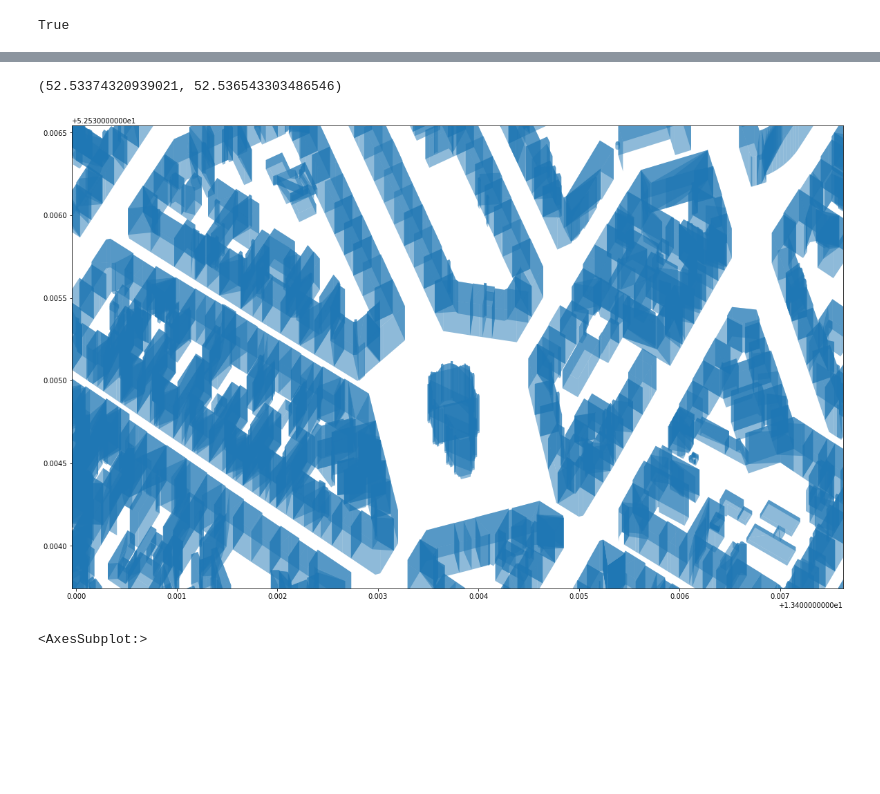
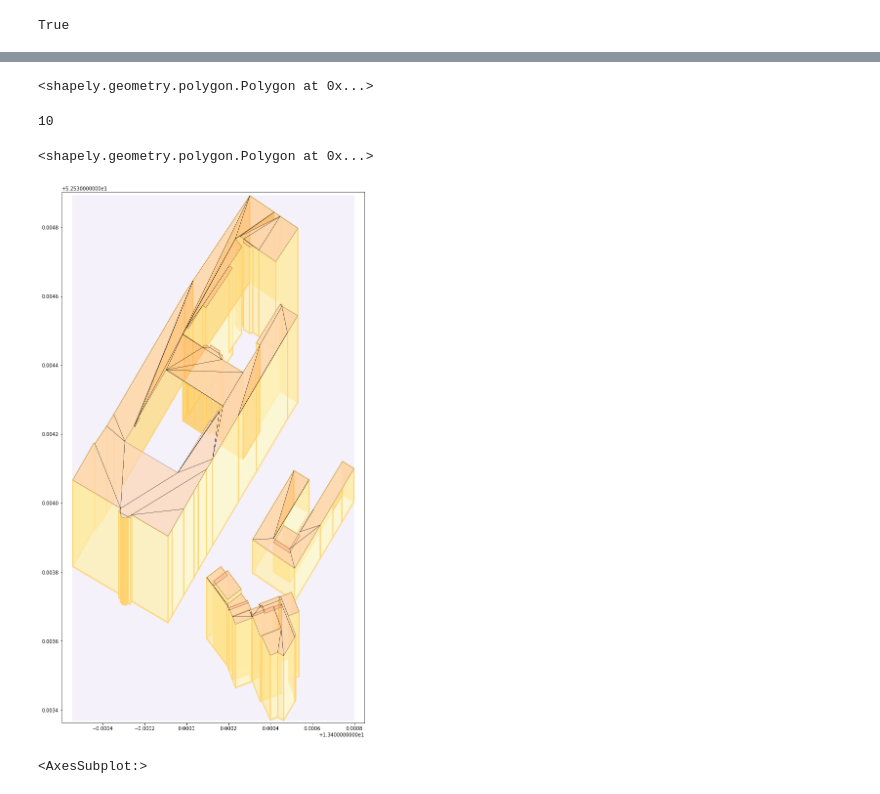
Before and after one commit to maximylius/map_visualization_algorithms, a Jupyter notebook: 3D_map.ipynb, the cells around one changed output, grey strips where cells are left out. Saved outputs shown, nothing was run; the diff lists cells and outputs as text; code cells hidden in the pictures; blank space fills up the shorter version.

```diff
--- a/3D_map.ipynb
+++ b/3D_map.ipynb
@@ -798,19 +818,42 @@ poly_gdf
+# %%
+poly_gdf.iloc[0]['geometry'].buffer(0.0000001)
+# %% [output]
+<shapely.geometry.polygon.Polygon at 0x...>
+# %%
+poly_gdf[poly_gdf['role']=='roof']['clr_0_100'].max()
+# %% [output]
+10
+# %%
+smpl.iloc[1]['geometry']
+# %% [output]
+<shapely.geometry.polygon.Polygon at 0x...>
 # %%
 fig, ax = plt.subplots(nrows = 1, ncols = 1, figsize = (20,20))
-
-# poly_gdf.plot(ax=ax, cmap='YlOrBr', column='clr_0_100', alpha=.5)
-poly_gdf.plot(ax=ax, alpha=.5)
-# gdfcx.plot(ax=ax, color='black', alpha=.3)
+b = poly_gdf.total_bounds
+GeoSeries([Polygon([(b[0], b[1]), (b[2], b[1]), (b[2], b[3]), (b[0], b[3])])]).plot(ax=ax, color="#ccbbee", alpha=.2)
+# smpl.plot(ax=ax, color='red', alpha=.2)
+# smpl.plot(ax=ax, color='None', edgecolor="black", linewidth=2)
+# poly_gdf[poly_gdf['role']=='wall'].plot(ax=ax, cmap='YlOrBr', column='clr_0_100', alpha=1)
+poly_gdf.plot(ax=ax,
+    color=plt.cm.YlOrBr(poly_gdf['clr_0_100']),
+    edgecolor=plt.cm.YlOrBr(poly_gdf['clr_0_100']), linewidth=.5,
+    alpha=.71)
+poly_gdf[poly_gdf['role']=='roof'].plot(ax=ax, color='red', edgecolor='None', alpha=.1)
+poly_gdf[poly_gdf['role']=='roof'].plot(ax=ax, color='None', edgecolor='black', linewidth=.3)
+# poly_gdf[poly_gdf['g_id']==1000].plot(ax=ax, color="blue", edgecolor="black", column='clr_0_100', alpha=.3)
+# poly_gdf.plot(ax=ax, alpha=.5)
+# edge_gdf.plot(ax=ax, color='black', alpha=.3)
 # poly_gdf[poly_gdf['role']=='roof'].plot(ax=ax, alpha=.5)
 # poly_gdf.plot(ax=ax, color='clr_0_100', alpha=0.6)
 # edge_gdf.plot(ax=ax, color='black')
-b = poly_gdf.total_bounds
 
-ax.set_xlim(b[0]+0.0005, b[2]-0.0005)
-ax.set_ylim(b[1]+0.0005, b[3]-0.001)
+ax.set_xlim(b[0]+0.0005*-0.1, b[2]-0.0005*-0.1)
+ax.set_ylim(b[1]+0.0005*-0.01, b[3]-0.001*-0.01)
+
+
+plt.savefig('./plots/3D_map_neut_'+str(datetime.now())[0:13]+'.png', dpi=300)
 # %% [output]
-(52.53374320939021, 52.536543303486546)
-[figure, old version]
+[figure, new version]
 # %%
 cc = gdfcx.iloc[0]['geometry'].exterior.coords
 ps = [Polygon([(x0, y0), (x1, y1), (x1, y1+0.0001*1), (x0, y0+0.0001*1)]) for (x0, y0), (x1, y1) in zip(cc[:-1], cc[1:])]
```
Also changed, not shown: parts of 5 cells of this notebook, 2 other files.
